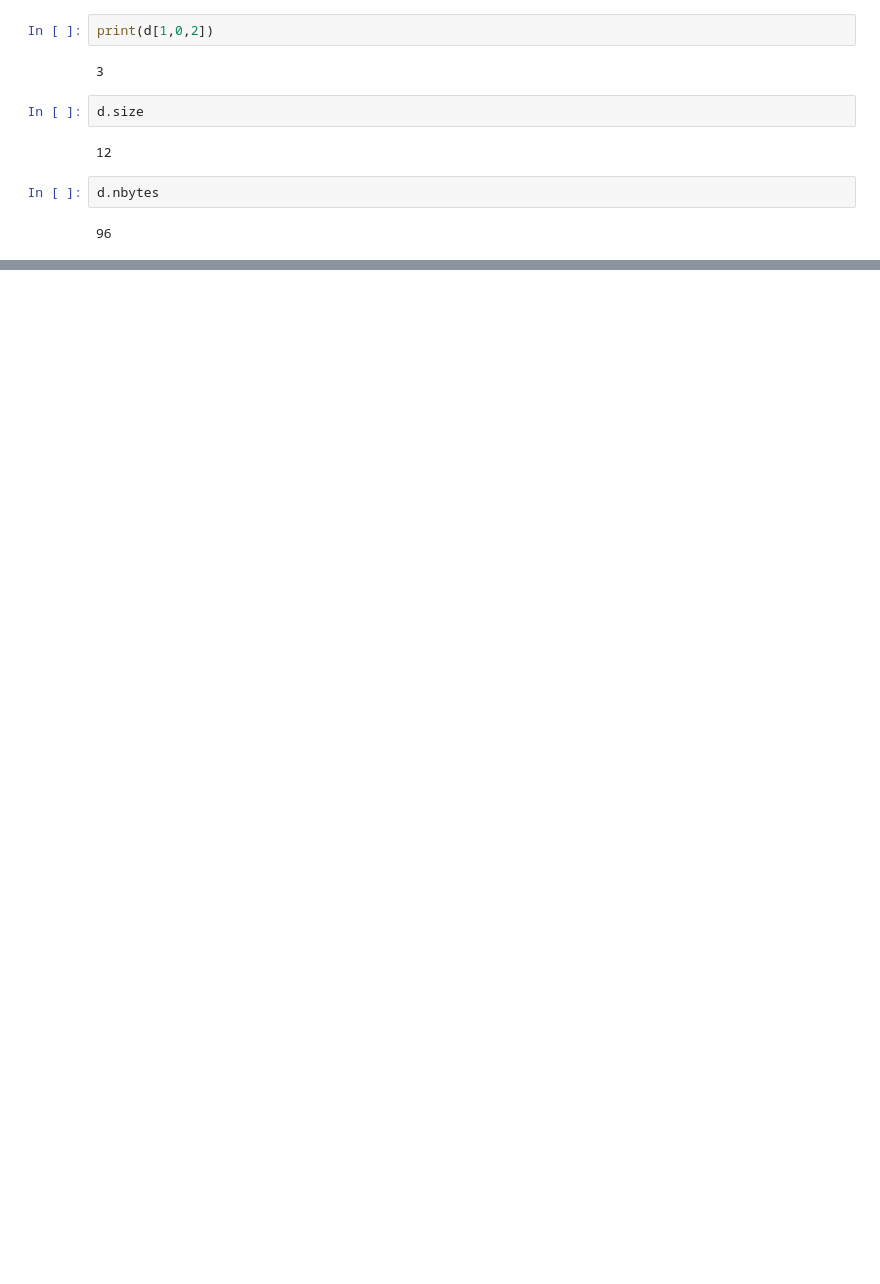
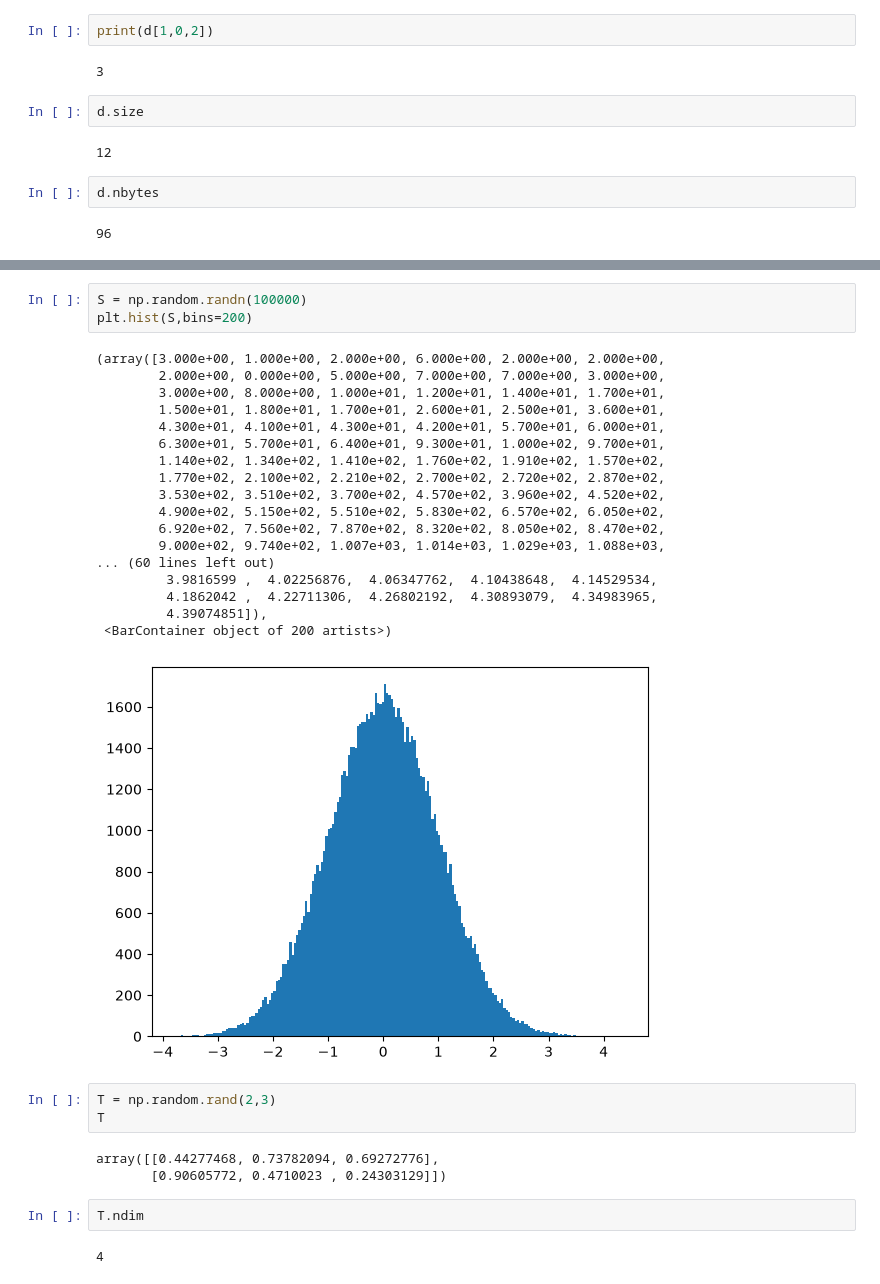
Before and after one commit to krutikasamleti/Python-for-DataScience, a Jupyter notebook: Numpy.ipynb, the cells around one changed output, grey strips where cells are left out. Cells and saved outputs as stored; diff of their text form; blank space fills up the shorter version.

```diff
--- a/Numpy.ipynb
+++ b/Numpy.ipynb
@@ -132,0 +192,32 @@ d.nbytes
+# %%
+S = np.random.randn(100000)
+plt.hist(S,bins=200)
+# %% [output]
+(array([3.000e+00, 1.000e+00, 2.000e+00, 6.000e+00, 2.000e+00, 2.000e+00,
+        2.000e+00, 0.000e+00, 5.000e+00, 7.000e+00, 7.000e+00, 3.000e+00,
+        3.000e+00, 8.000e+00, 1.000e+01, 1.200e+01, 1.400e+01, 1.700e+01,
+        1.500e+01, 1.800e+01, 1.700e+01, 2.600e+01, 2.500e+01, 3.600e+01,
+        4.300e+01, 4.100e+01, 4.300e+01, 4.200e+01, 5.700e+01, 6.000e+01,
+        6.300e+01, 5.700e+01, 6.400e+01, 9.300e+01, 1.000e+02, 9.700e+01,
+        1.140e+02, 1.340e+02, 1.410e+02, 1.760e+02, 1.910e+02, 1.570e+02,
+        1.770e+02, 2.100e+02, 2.210e+02, 2.700e+02, 2.720e+02, 2.870e+02,
+        3.530e+02, 3.510e+02, 3.700e+02, 4.570e+02, 3.960e+02, 4.520e+02,
+        4.900e+02, 5.150e+02, 5.510e+02, 5.830e+02, 6.570e+02, 6.050e+02,
+        6.920e+02, 7.560e+02, 7.870e+02, 8.320e+02, 8.050e+02, 8.470e+02,
+        9.000e+02, 9.740e+02, 1.007e+03, 1.014e+03, 1.029e+03, 1.088e+03,
+... (60 lines left out)
+         3.9816599 ,  4.02256876,  4.06347762,  4.10438648,  4.14529534,
+         4.1862042 ,  4.22711306,  4.26802192,  4.30893079,  4.34983965,
+         4.39074851]),
+ <BarContainer object of 200 artists>)
+[figure, added]
+# %%
+T = np.random.rand(2,3)
+T
+# %% [output]
+array([[0.44277468, 0.73782094, 0.69272776],
+       [0.90605772, 0.4710023 , 0.24303129]])
+# %%
+T.ndim
+# %% [output]
+4
```
Also changed, not shown: parts of 13 cells of this notebook.
